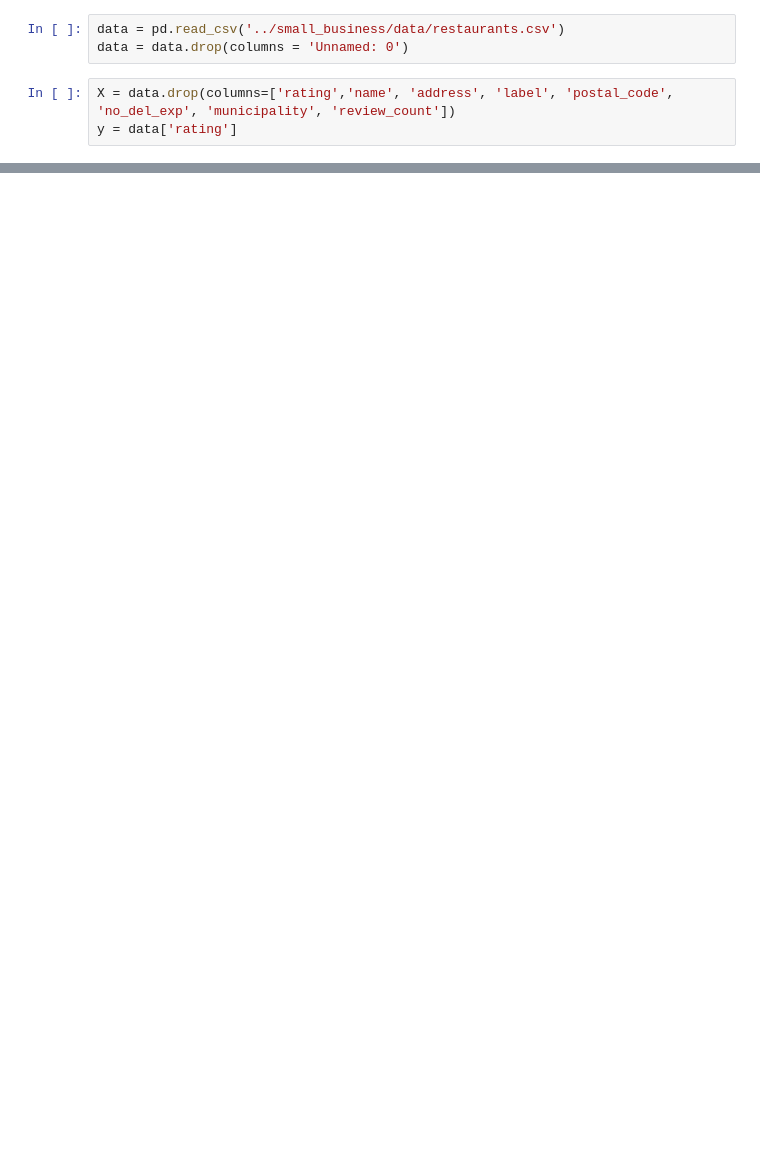
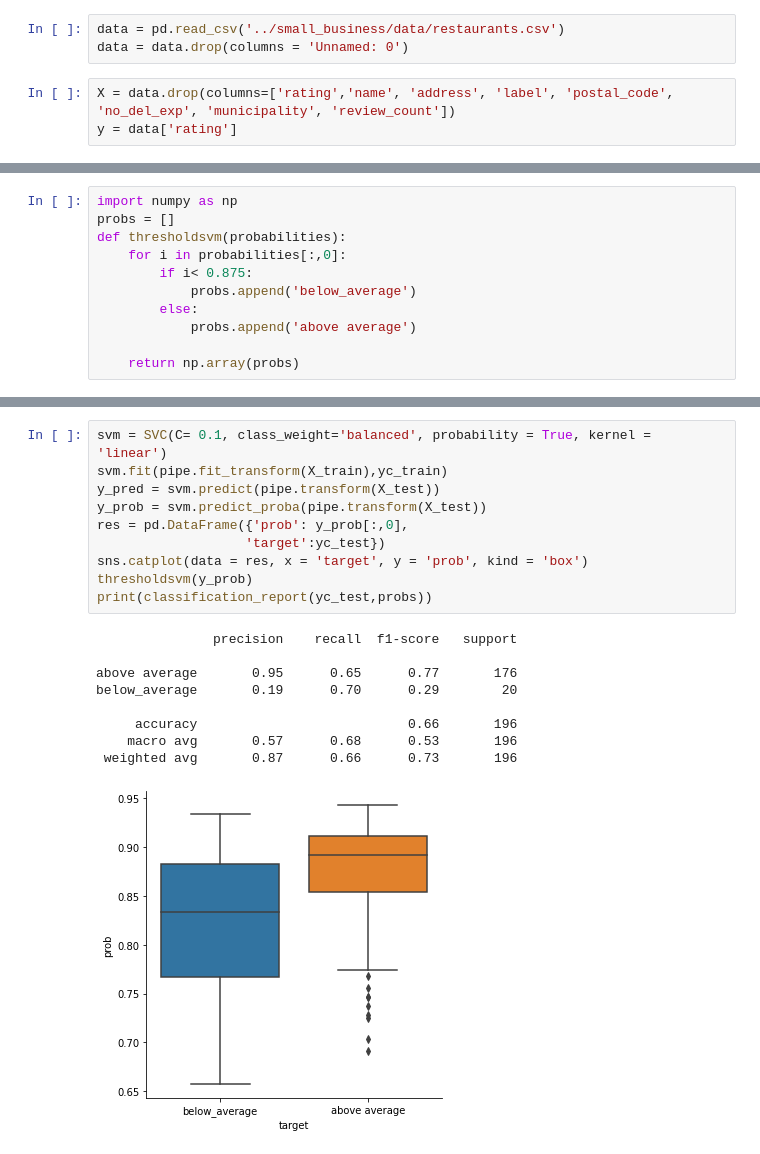
Before and after one commit to MalouO/small_business, a Jupyter notebook: notebooks/M- Classification.ipynb, the cells around one changed output, grey strips where cells are left out. Cells and saved outputs as stored; diff of their text form; blank space fills up the shorter version.

```diff
--- a/notebooks/M- Classification.ipynb
+++ b/notebooks/M- Classification.ipynb
@@ -121,0 +146,11 @@ array(['3_q', '3_q', '3_q', '3_q', '3_q', '3_q', 'below_avg', '3_q',
+# %%
+import numpy as np
+probs = []
+def thresholdsvm(probabilities):
+    for i in probabilities[:,0]:
+        if i< 0.875:
+            probs.append('below_average')
+        else:
+            probs.append('above average')
+
+    return np.array(probs)
@@ -121,0 +218,20 @@ array(['3_q', '3_q', '3_q', '3_q', '3_q', '3_q', 'below_avg', '3_q',
+# %%
+svm = SVC(C= 0.1, class_weight='balanced', probability = True, kernel = 'linear')
+svm.fit(pipe.fit_transform(X_train),yc_train)
+y_pred = svm.predict(pipe.transform(X_test))
+y_prob = svm.predict_proba(pipe.transform(X_test))
+res = pd.DataFrame({'prob': y_prob[:,0],
+                   'target':yc_test})
+sns.catplot(data = res, x = 'target', y = 'prob', kind = 'box')
+thresholdsvm(y_prob)
+print(classification_report(yc_test,probs))
+# %% [output]
+               precision    recall  f1-score   support
+
+above average       0.95      0.65      0.77       176
+below_average       0.19      0.70      0.29        20
+
+     accuracy                           0.66       196
+    macro avg       0.57      0.68      0.53       196
+ weighted avg       0.87      0.66      0.73       196
+[figure, added]
```
Also changed, not shown: parts of 24 cells of this notebook, 3 other files.
